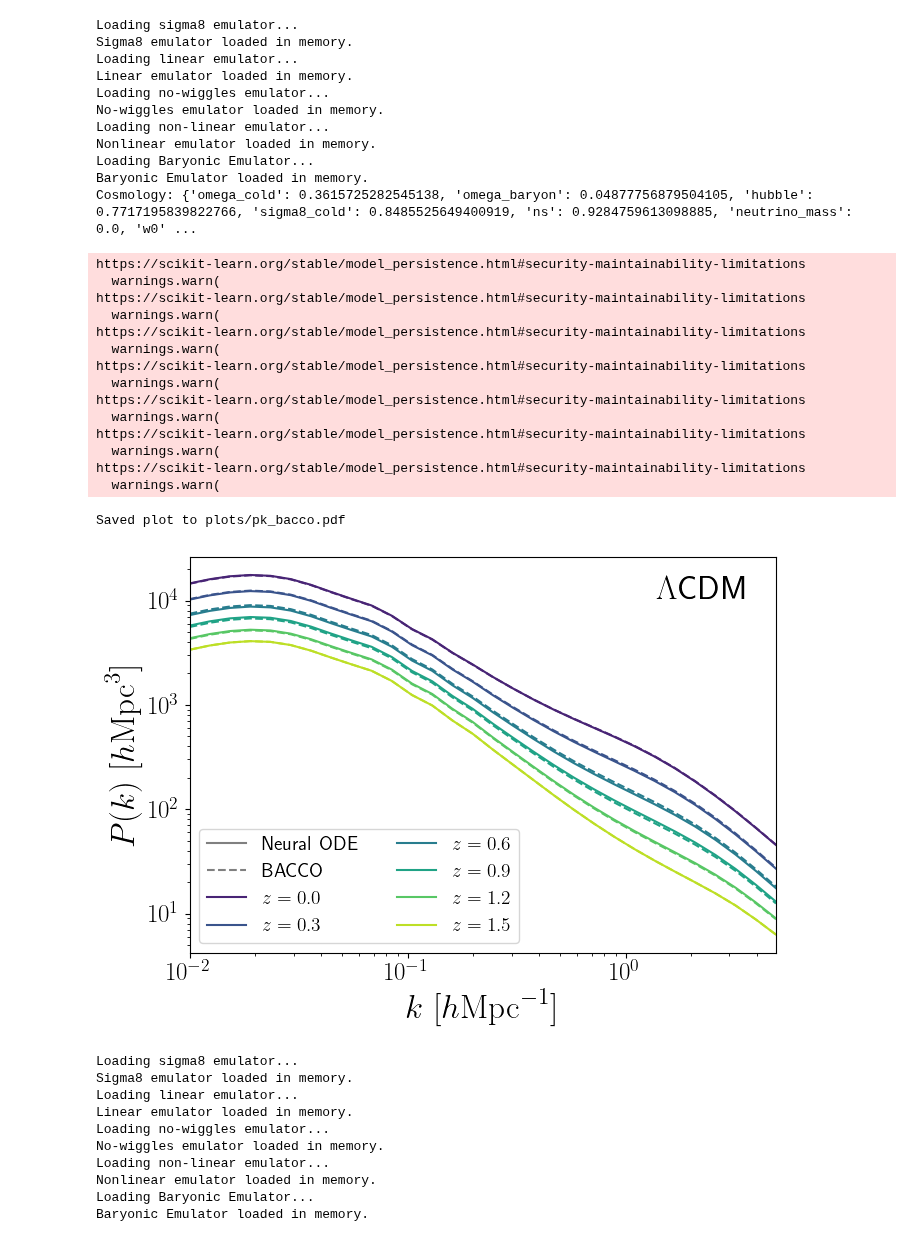
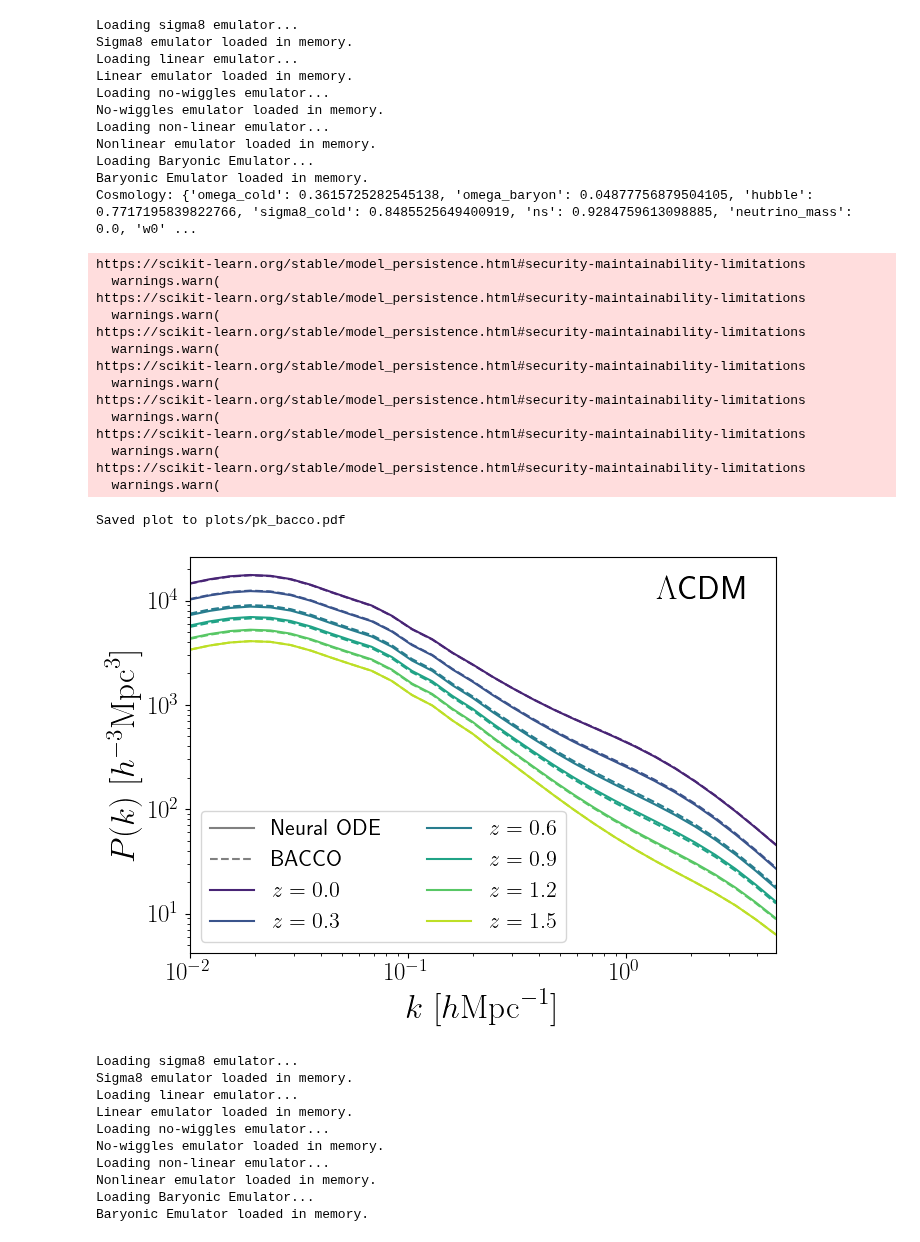
Before and after one commit to pltaylor16/odd_emu, a Jupyter notebook: bacco/results_bacco.ipynb, the cells around one changed output. Drawn from its saved outputs; the diff is of its cells as text; code cells hidden in the pictures.

Commit message:
plot work ongoing.

```diff
--- a/bacco/results_bacco.ipynb
+++ b/bacco/results_bacco.ipynb
@@ -39,6 +39,9 @@ def get_nonlinear_pk(z):
     params["expfactor"] = 1.0 / (1.0 + z)
     _, pk = bacco.get_nonlinear_pk(k=k, cold=False, **params)
     return pk
+
+def get_bacco_logpk(z):
+    return jnp.log(get_nonlinear_pk(z))
 
 # --- Background ---
 G = 4.30091e-9
@@ -145,7 +148,7 @@ rcParams.update({
 plt.xscale('log')
 plt.yscale('log')
 plt.xlabel(r"$k\ [h \mathrm{Mpc}^{-1}]$")
-plt.ylabel(r"$P(k)\ [ h \mathrm{Mpc}^3]$")
+plt.ylabel(r"$P(k)\ [ h^{-3} \mathrm{Mpc}^3]$")
 plt.xlim(k.min(), k.max())
 
 # Legend
@@ -157,39 +160,39 @@ color_handles = [
     Line2D([0], [0], color=colors[i], ls='-', label=fr'$z={z}$')
     for i, z in enumerate(z_list)
 ]
-plt.legend(handles = style_handles + color_handles, fontsize=14, ncol=2, loc='lower left')
+plt.legend(handles = style_handles + color_handles, fontsize=16, ncol=2, loc='lower left')
 plt.tight_layout()
 plt.text(0.95, 0.95, r"$\Lambda$CDM", ha='right', va='top', transform=plt.gca().transAxes, fontsize=24)
 plt.savefig("plots/pk.pdf")
 print("Saved plot to plots/pk_bacco.pdf")
 # %% [output]
 Loading sigma8 emulator...
 Sigma8 emulator loaded in memory.
 Loading linear emulator...
 Linear emulator loaded in memory.
 Loading no-wiggles emulator...
 No-wiggles emulator loaded in memory.
 Loading non-linear emulator...
 Nonlinear emulator loaded in memory.
 Loading Baryonic Emulator...
 Baryonic Emulator loaded in memory.
 Cosmology: {'omega_cold': 0.3615725282545138, 'omega_baryon': 0.04877756879504105, 'hubble': 0.7717195839822766, 'sigma8_cold': 0.8485525649400919, 'ns': 0.9284759613098885, 'neutrino_mass': 0.0, 'w0' ...
 https://scikit-learn.org/stable/model_persistence.html#security-maintainability-limitations
   warnings.warn(
 https://scikit-learn.org/stable/model_persistence.html#security-maintainability-limitations
   warnings.warn(
 https://scikit-learn.org/stable/model_persistence.html#security-maintainability-limitations
   warnings.warn(
 https://scikit-learn.org/stable/model_persistence.html#security-maintainability-limitations
   warnings.warn(
 https://scikit-learn.org/stable/model_persistence.html#security-maintainability-limitations
   warnings.warn(
 https://scikit-learn.org/stable/model_persistence.html#security-maintainability-limitations
   warnings.warn(
 https://scikit-learn.org/stable/model_persistence.html#security-maintainability-limitations
   warnings.warn(
 Saved plot to plots/pk_bacco.pdf
-[figure, old version]
+[figure, new version]
 # %%
 import numpy as np
 import jax
```
Also changed, not shown: parts of 1 cell of this notebook.
